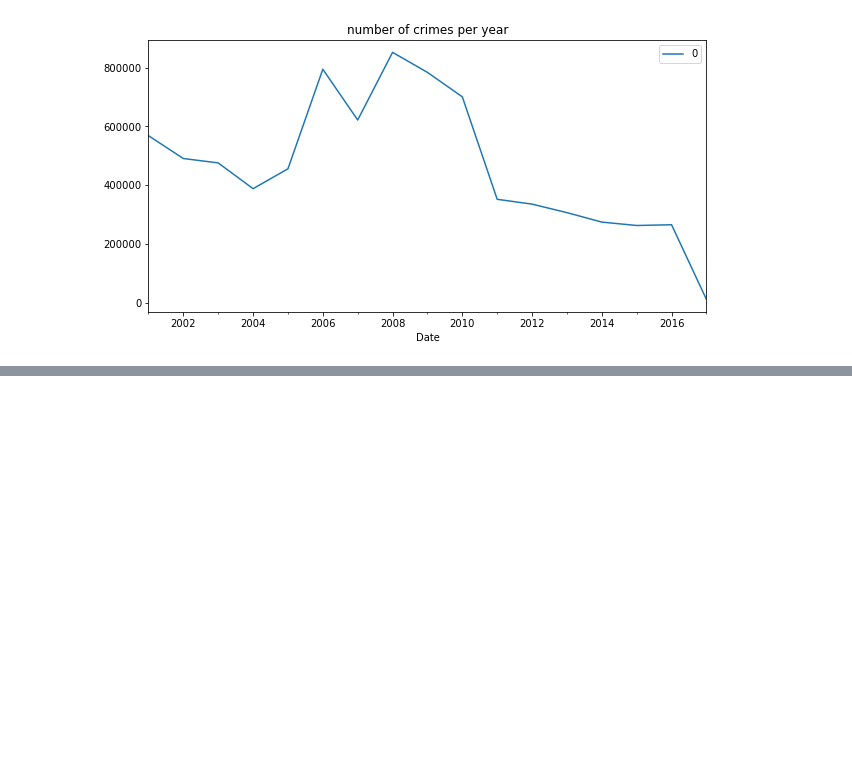
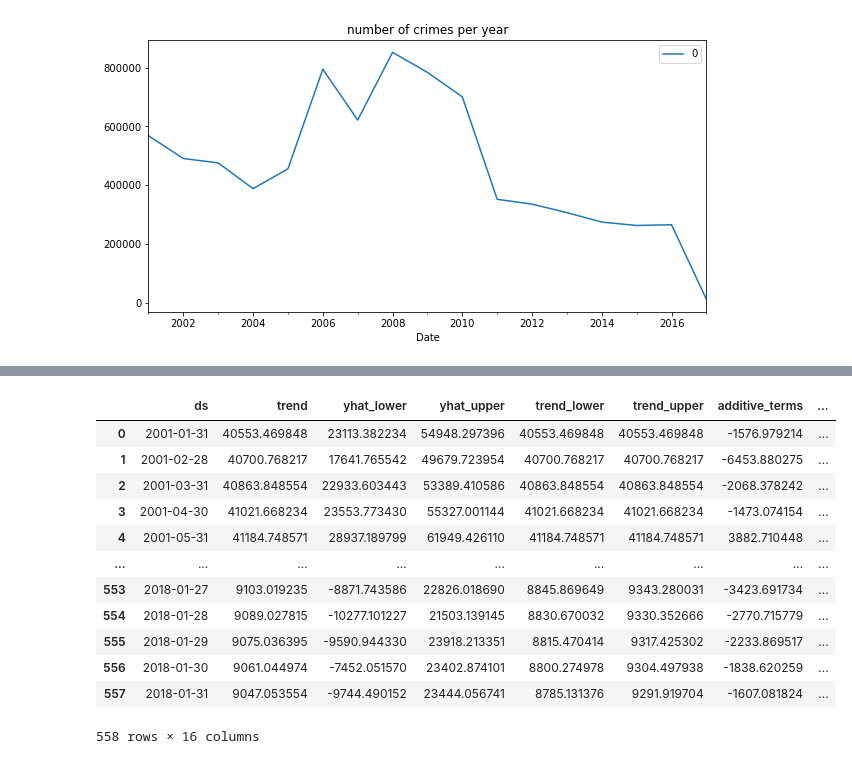
Before and after one commit to hamednasr/Chicago-Crime-Rate-Prediction, a Jupyter notebook: Chicago Crime Rate my code.ipynb, the cells around one changed output, grey strips where cells are left out. Cells and saved outputs as stored; diff of their text form; code cells hidden in the pictures; blank space fills up the shorter version.

```diff
--- a/Chicago Crime Rate my code.ipynb
+++ b/Chicago Crime Rate my code.ipynb
@@ -236,0 +259,16 @@ chicago_crime_year
+# %%
+forecast
+# %% [output]
+|  | ds | trend | yhat_lower | yhat_upper | trend_lower | trend_upper | additive_terms | ... |
+| 0 | 2001-01-31 | 40553.469848 | 23113.382234 | 54948.297396 | 40553.469848 | 40553.469848 | -1576.979214 | ... |
+| 1 | 2001-02-28 | 40700.768217 | 17641.765542 | 49679.723954 | 40700.768217 | 40700.768217 | -6453.880275 | ... |
+| 2 | 2001-03-31 | 40863.848554 | 22933.603443 | 53389.410586 | 40863.848554 | 40863.848554 | -2068.378242 | ... |
+| 3 | 2001-04-30 | 41021.668234 | 23553.773430 | 55327.001144 | 41021.668234 | 41021.668234 | -1473.074154 | ... |
+| 4 | 2001-05-31 | 41184.748571 | 28937.189799 | 61949.426110 | 41184.748571 | 41184.748571 | 3882.710448 | ... |
+| ... | ... | ... | ... | ... | ... | ... | ... | ... |
+| 553 | 2018-01-27 | 9103.019235 | -8871.743586 | 22826.018690 | 8845.869649 | 9343.280031 | -3423.691734 | ... |
+| 554 | 2018-01-28 | 9089.027815 | -10277.101227 | 21503.139145 | 8830.670032 | 9330.352666 | -2770.715779 | ... |
+| 555 | 2018-01-29 | 9075.036395 | -9590.944330 | 23918.213351 | 8815.470414 | 9317.425302 | -2233.869517 | ... |
+| 556 | 2018-01-30 | 9061.044974 | -7452.051570 | 23402.874101 | 8800.274978 | 9304.497938 | -1838.620259 | ... |
+| 557 | 2018-01-31 | 9047.053554 | -9744.490152 | 23444.056741 | 8785.131376 | 9291.919704 | -1607.081824 | ... |
+558 rows × 16 columns
```
Also changed, not shown: parts of 12 cells of this notebook.
